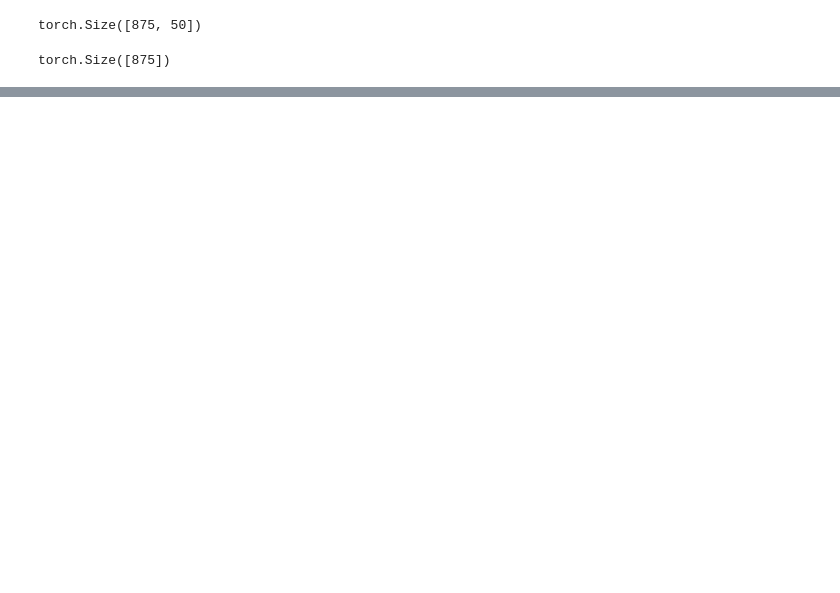
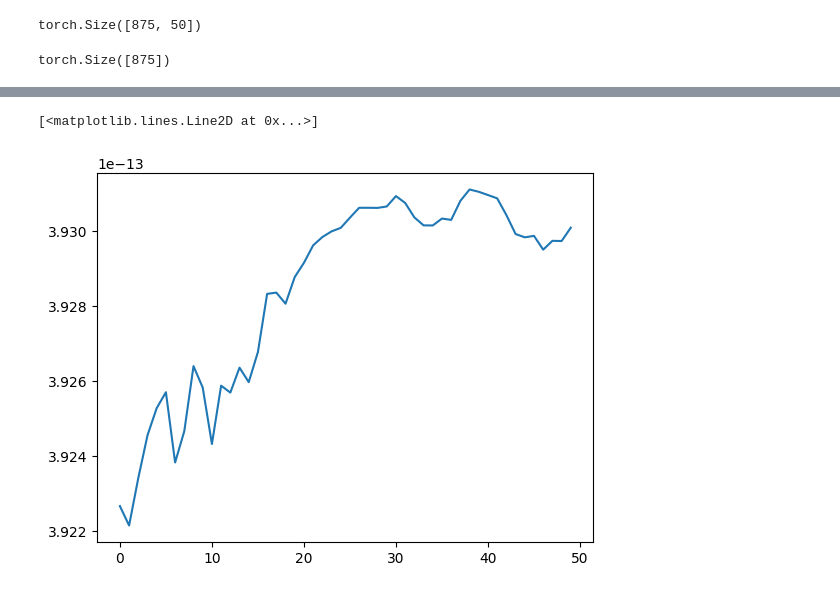
Before and after one commit to batuceng/max_quantile, a Jupyter notebook: 1d_prototypes_v2.ipynb, the cells around one changed output, grey strips where cells are left out. Cells and saved outputs as stored; diff of their text form; code cells hidden in the pictures; blank space fills up the shorter version.

```diff
--- a/1d_prototypes_v2.ipynb
+++ b/1d_prototypes_v2.ipynb
@@ -347,0 +353,5 @@ Text(0.5, 1.0, 'Area under line :77.6%')
+# %%
+plt.plot(ce_losses[:50])
+# %% [output]
+[<matplotlib.lines.Line2D at 0x...>]
+[figure, added]
```
Also changed, not shown: parts of 8 cells of this notebook.
